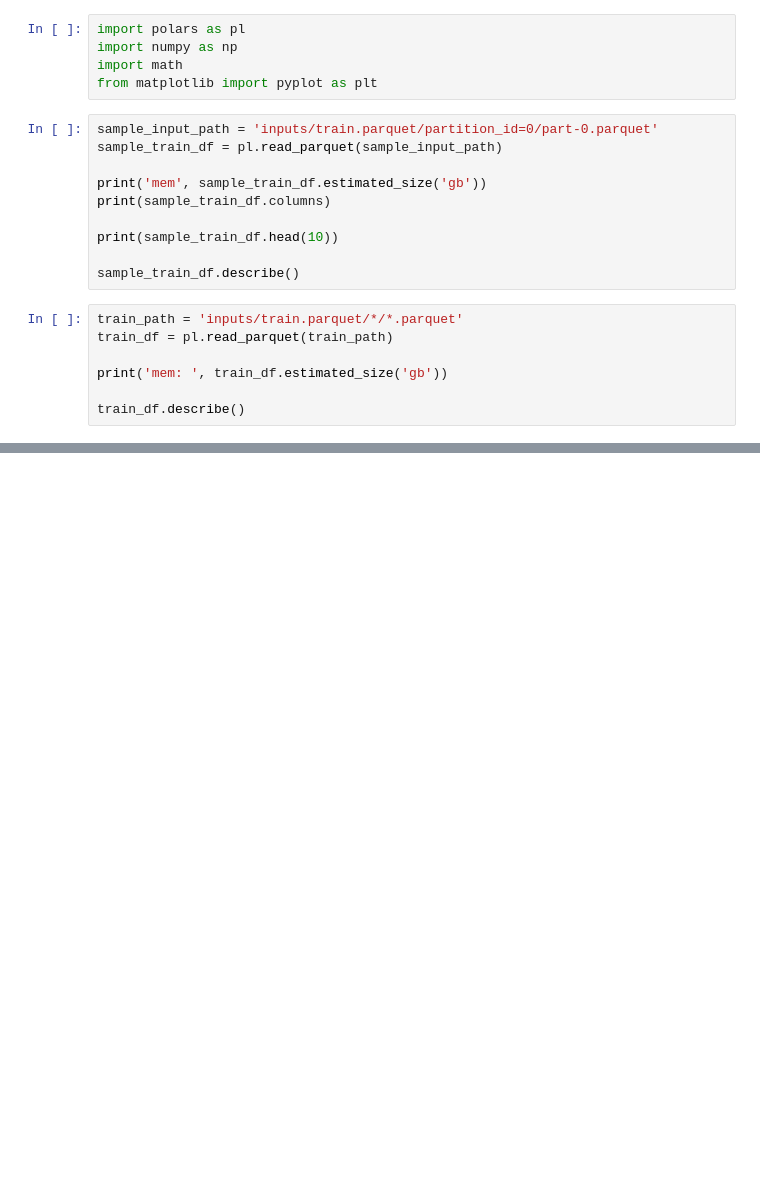
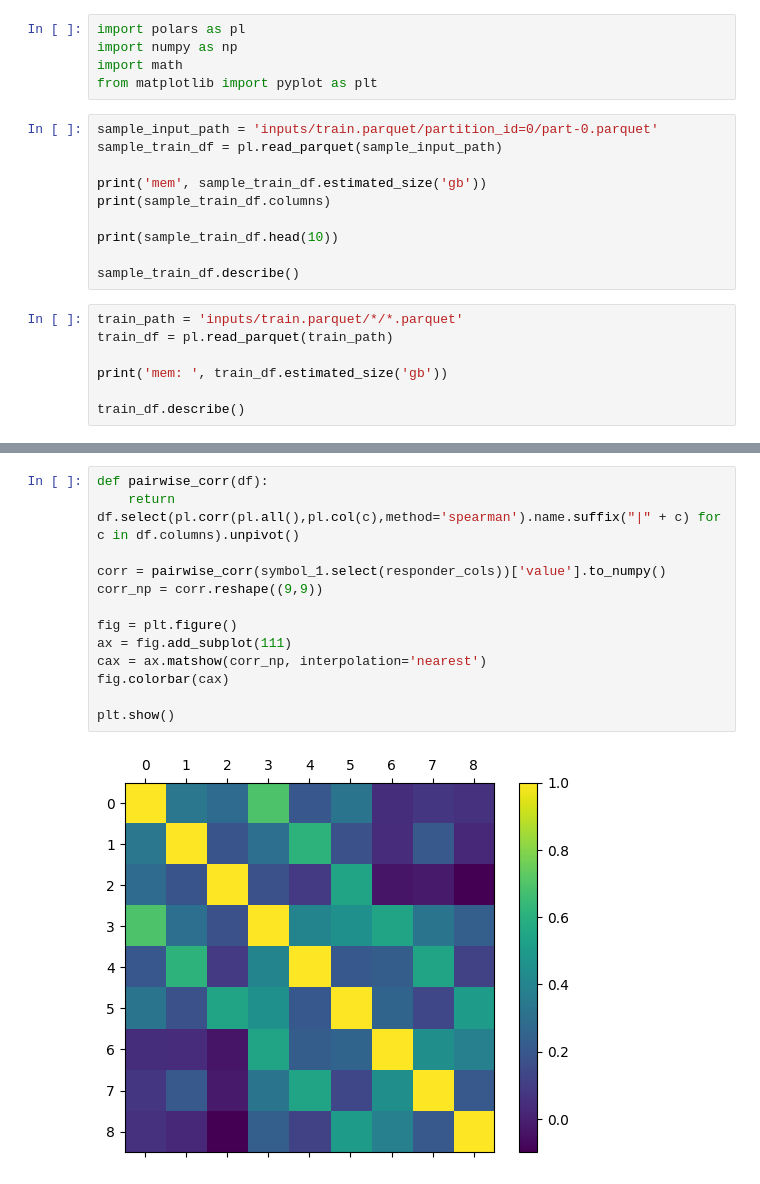
Before and after one commit to affNVu/kaggle, a Jupyter notebook: JS-RMF/exploratory.ipynb, the cells around one changed output, grey strips where cells are left out. Saved outputs shown, nothing was run; the diff lists cells and outputs as text; blank space fills up the shorter version.

```diff
--- a/JS-RMF/exploratory.ipynb
+++ b/JS-RMF/exploratory.ipynb
@@ -102,0 +133,15 @@ plt.show()
+# %%
+def pairwise_corr(df):
+    return df.select(pl.corr(pl.all(),pl.col(c),method='spearman').name.suffix("|" + c) for c in df.columns).unpivot()
+
+corr = pairwise_corr(symbol_1.select(responder_cols))['value'].to_numpy()
+corr_np = corr.reshape((9,9))
+
+fig = plt.figure()
+ax = fig.add_subplot(111)
+cax = ax.matshow(corr_np, interpolation='nearest')
+fig.colorbar(cax)
+
+plt.show()
+# %% [output]
+[figure, added]
```
Also changed, not shown: parts of 11 cells of this notebook, 2 other files.
